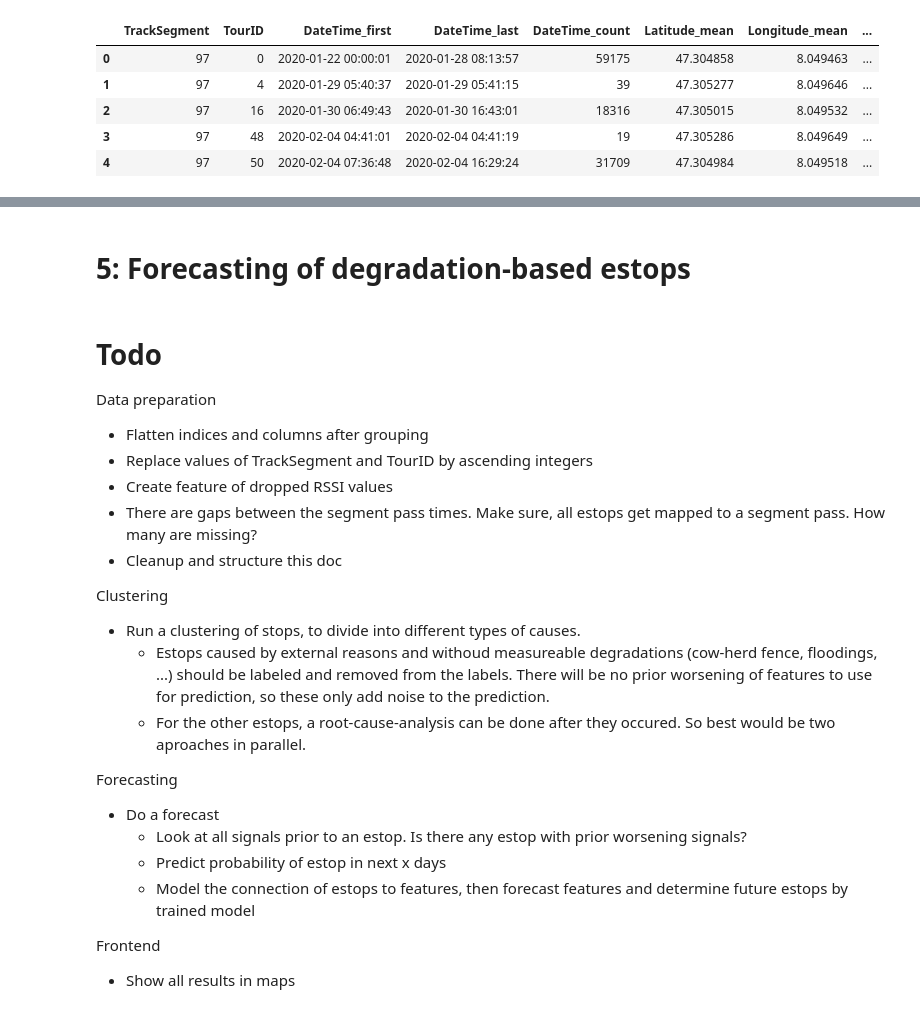
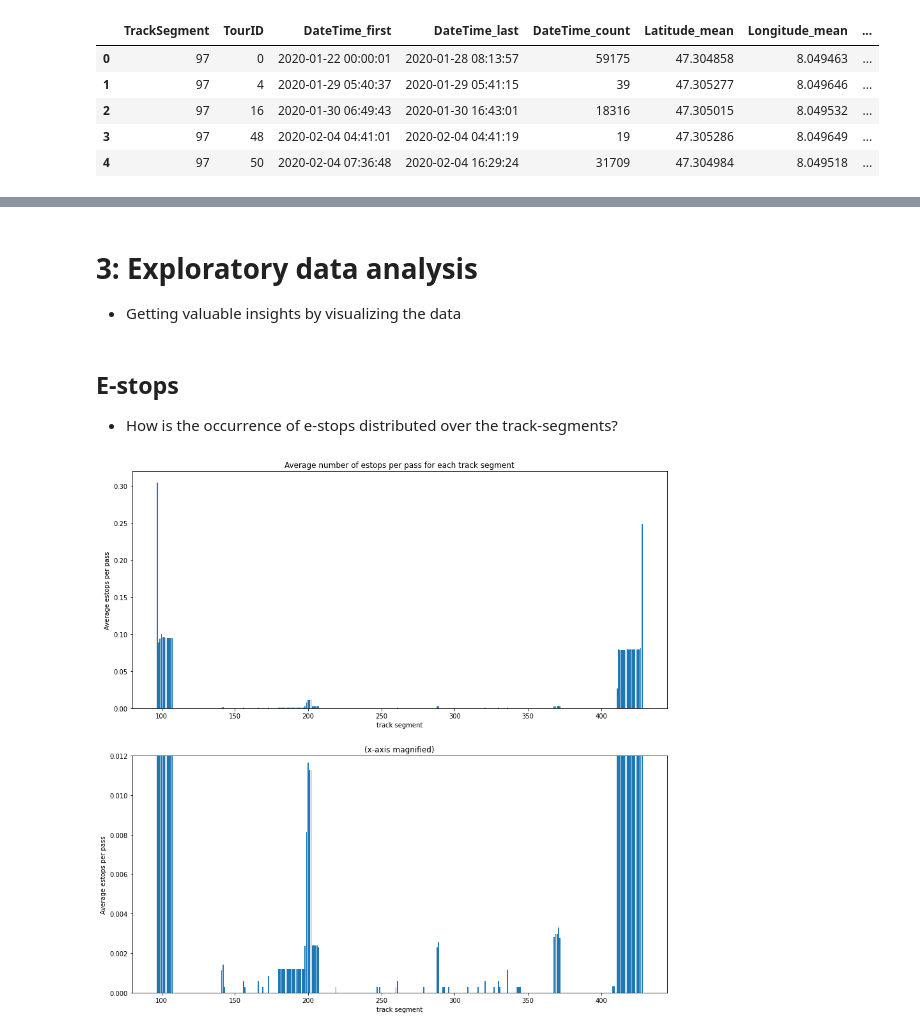
Before and after one commit to croidzen/hz21-sc, a Jupyter notebook: analytics.ipynb, the cells around one changed output, grey strips where cells are left out. Saved outputs shown, nothing was run; the diff lists cells and outputs as text; code cells hidden in the pictures.

```diff
--- a/analytics.ipynb
+++ b/analytics.ipynb
@@ -166,9 +149,0 @@ estops['estops_per_pass'] = estops['n_estops_sum'] / estops['n_estops_sum']
-# %%
-# Plot count of all historical estops grouped by track segment
-
-plt.rcParams['figure.figsize'] = [15, 9]
-plt.bar(estops.index, estops['estops_per_pass'])
-plt.xlabel('track segment')
-plt.ylabel('estops per pass')
-plt.title(f"Number of estops per pass for each track segment")
-plt.show() # to suppress last object string
@@ -177,8 +149,0 @@ plt.show() # to suppress last object string
-# %%
-plt.rcParams['figure.figsize'] = [15, 9]
-filtered_estops = estops.loc[108:410]
-plt.bar(filtered_estops.index, filtered_estops['estops_per_pass'])
-plt.xlabel('track segment')
-plt.ylabel('estops per pass')
-plt.title(f"Number of estops per pass for each track segment")
-plt.show() # to suppress last object string
@@ -274,25 +150,32 @@ print(counts)
-# %% [markdown]
-# 5: Forecasting of degradation-based estops
-# %% [markdown]
-# Todo
-
-Data preparation
-- Flatten indices and columns after grouping
-- Replace values of TrackSegment and TourID by ascending integers
-- Create feature of dropped RSSI values
-- There are gaps between the segment pass times. Make sure, all estops get mapped to a segment pass. How many are missing?
-- Cleanup and structure this doc
-
-Clustering
-- Run a clustering of stops, to divide into different types of causes.
-  - Estops caused by external reasons and withoud measureable degradations (cow-herd fence, floodings, ...) should be labeled and removed from the labels. There will be no prior worsening of features to use for prediction, so these only add noise to the prediction.
-  - For the other estops, a root-cause-analysis can be done after they occured. So best would be two aproaches in parallel.
-
-Forecasting
-- Do a forecast
-  - Look at all signals prior to an estop. Is there any estop with prior worsening signals?
-  - Predict probability of estop in next x days
-  - Model the connection of estops to features, then forecast features and determine future estops by trained model
-
-Frontend
-- Show all results in maps
+# %% [markdown]
+# 3: Exploratory data analysis
+- Getting valuable insights by visualizing the data
+# %% [markdown]
+## E-stops
+- How is the occurrence of e-stops distributed over the track-segments?
+# %%
+# Calculate 'average estops per pass' for each track segment
+
+estops = df_segments[['n_estops', 'TrackSegment']].groupby('TrackSegment').agg(['sum', 'count'])
+estops.columns = ['_'.join(column) for column in estops.columns.to_flat_index()] # flatten multi level columns
+estops['avg_estops_per_pass'] = estops['n_estops_sum'] / estops['n_estops_count']
+# %%
+# Plot 'average estops per pass' for each track segment
+
+plt.rcParams['figure.figsize'] = [15, 15]
+fig, (ax1, ax2) = plt.subplots(2, 1)
+
+ax1.bar(estops.index, estops['avg_estops_per_pass'])
+ax1.set_xlabel('track segment')
+ax1.set_ylabel('Average estops per pass')
+ax1.set_title(f"Average number of estops per pass for each track segment")
+
+ax2.bar(estops.index, estops['avg_estops_per_pass'])
+ax2.set_xlabel('track segment')
+ax2.set_ylim(0, 0.012)
+ax2.set_ylabel('Average estops per pass')
+ax2.set_title("(x-axis magnified)")
+
+plt.show()
+# %% [output]
+[figure, added]
```
Also changed, not shown: parts of 51 cells of this notebook.
